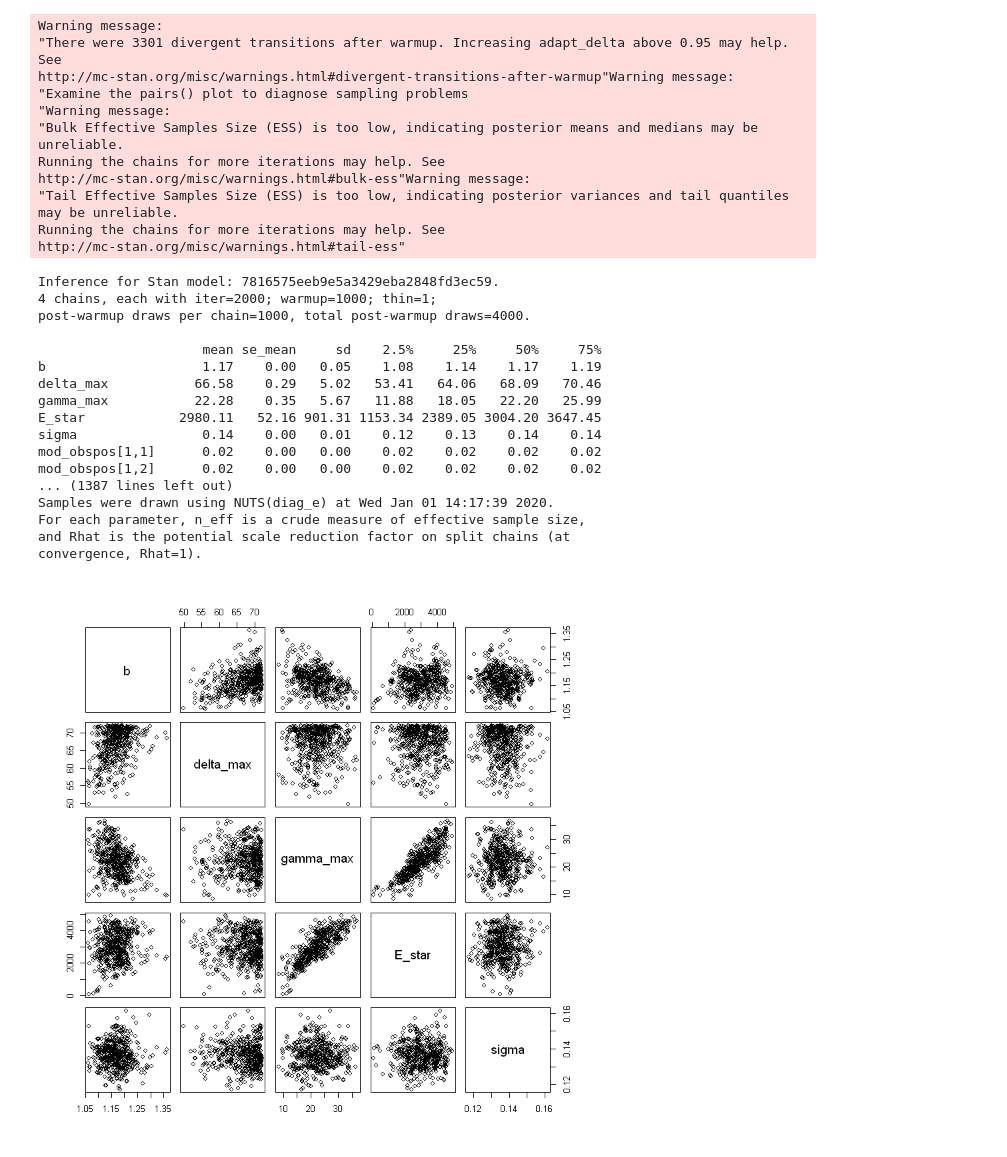
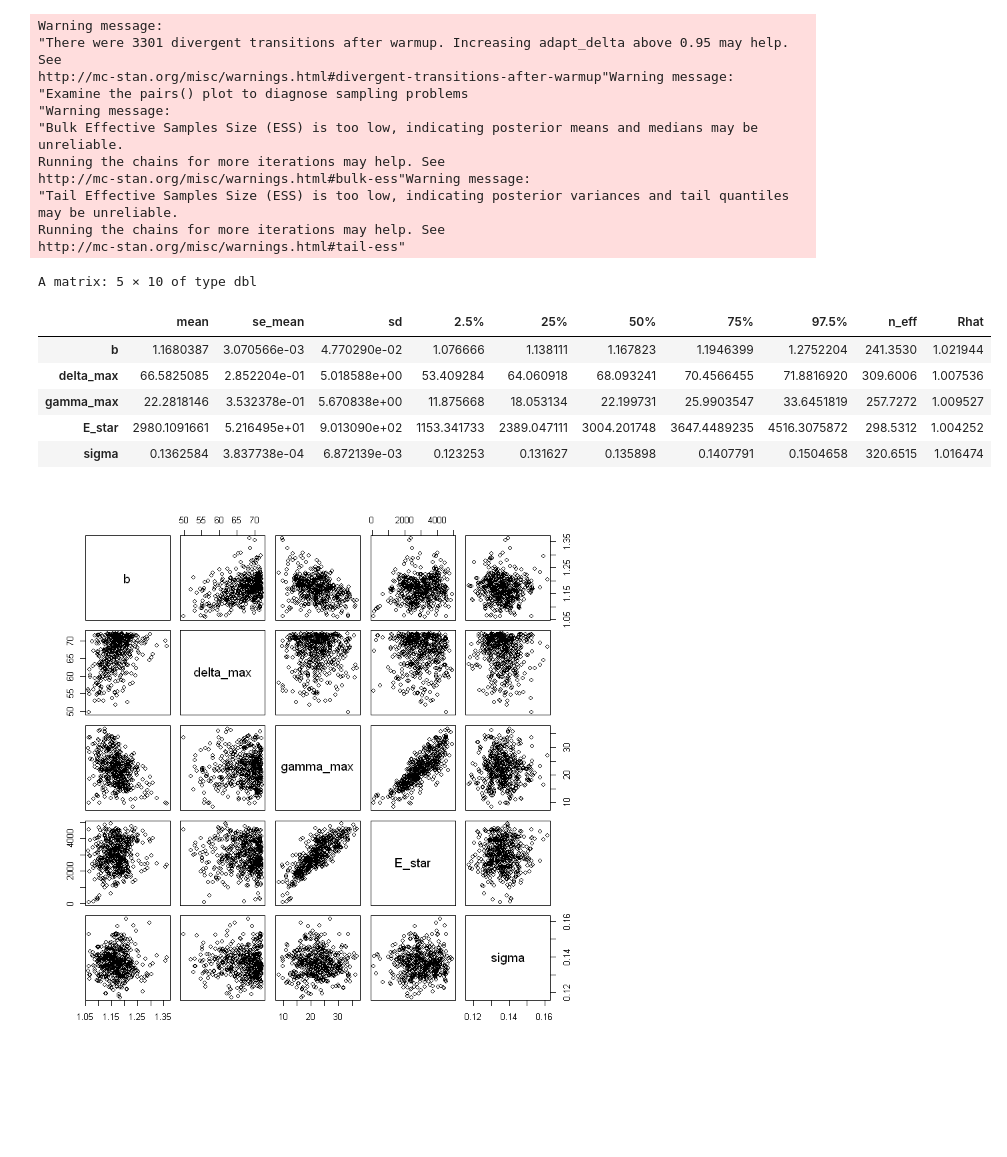
Before and after one commit to CBIOMES/bayesian_cbiomes, a Jupyter notebook: case_studies/matrixpop/matrixmodel_seaflow_R.ipynb, the cells around one changed output. Drawn from its saved outputs; the diff is of its cells as text; code cells hidden in the pictures; blank space fills up the shorter version.

Commit message:
translate matrixmodel to R

```diff
--- a/case_studies/matrixpop/matrixmodel_seaflow_R.ipynb
+++ b/case_studies/matrixpop/matrixmodel_seaflow_R.ipynb
@@ -220,26 +220,16 @@ http://mc-stan.org/misc/warnings.html#bulk-ess"Warning message:
 "Tail Effective Samples Size (ESS) is too low, indicating posterior variances and tail quantiles may be unreliable.
 Running the chains for more iterations may help. See
 http://mc-stan.org/misc/warnings.html#tail-ess"
-# %%
-mcmc
-# %% [output]
-Inference for Stan model: 7816575eeb9e5a3429eba2848fd3ec59.
-4 chains, each with iter=2000; warmup=1000; thin=1;
-post-warmup draws per chain=1000, total post-warmup draws=4000.
-
-                     mean se_mean     sd    2.5%     25%     50%     75%
-b                    1.17    0.00   0.05    1.08    1.14    1.17    1.19
-delta_max           66.58    0.29   5.02   53.41   64.06   68.09   70.46
-gamma_max           22.28    0.35   5.67   11.88   18.05   22.20   25.99
-E_star            2980.11   52.16 901.31 1153.34 2389.05 3004.20 3647.45
-sigma                0.14    0.00   0.01    0.12    0.13    0.14    0.14
-mod_obspos[1,1]      0.02    0.00   0.00    0.02    0.02    0.02    0.02
-mod_obspos[1,2]      0.02    0.00   0.00    0.02    0.02    0.02    0.02
-... (1387 lines left out)
-Samples were drawn using NUTS(diag_e) at Wed Jan 01 14:17:39 2020.
-For each parameter, n_eff is a crude measure of effective sample size,
-and Rhat is the potential scale reduction factor on split chains (at
-convergence, Rhat=1).
+# %%
+summary(mcmc,pars=c('b','delta_max','gamma_max','E_star','sigma'))$summary
+# %% [output]
+A matrix: 5 × 10 of type dbl
+|  | mean | se_mean | sd | 2.5% | 25% | 50% | 75% | 97.5% | n_eff | Rhat |
+| b | 1.1680387 | 3.070566e-03 | 4.770290e-02 | 1.076666 | 1.138111 | 1.167823 | 1.1946399 | 1.2752204 | 241.3530 | 1.021944 |
+| delta_max | 66.5825085 | 2.852204e-01 | 5.018588e+00 | 53.409284 | 64.060918 | 68.093241 | 70.4566455 | 71.8816920 | 309.6006 | 1.007536 |
+| gamma_max | 22.2818146 | 3.532378e-01 | 5.670838e+00 | 11.875668 | 18.053134 | 22.199731 | 25.9903547 | 33.6451819 | 257.7272 | 1.009527 |
+| E_star | 2980.1091661 | 5.216495e+01 | 9.013090e+02 | 1153.341733 | 2389.047111 | 3004.201748 | 3647.4489235 | 4516.3075872 | 298.5312 | 1.004252 |
+| sigma | 0.1362584 | 3.837738e-04 | 6.872139e-03 | 0.123253 | 0.131627 | 0.135898 | 0.1407791 | 0.1504658 | 320.6515 | 1.016474 |
 # %%
 post <- extract(mcmc)
 # %%
```
